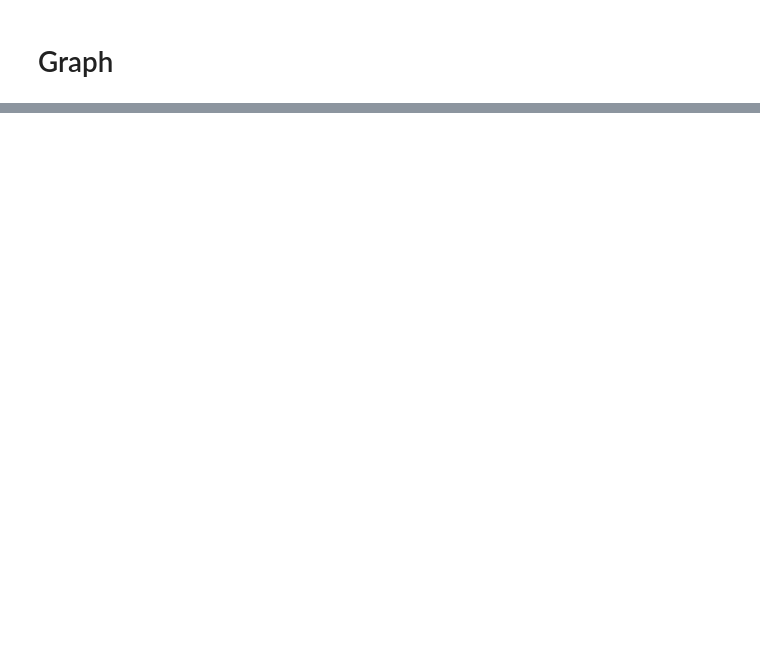
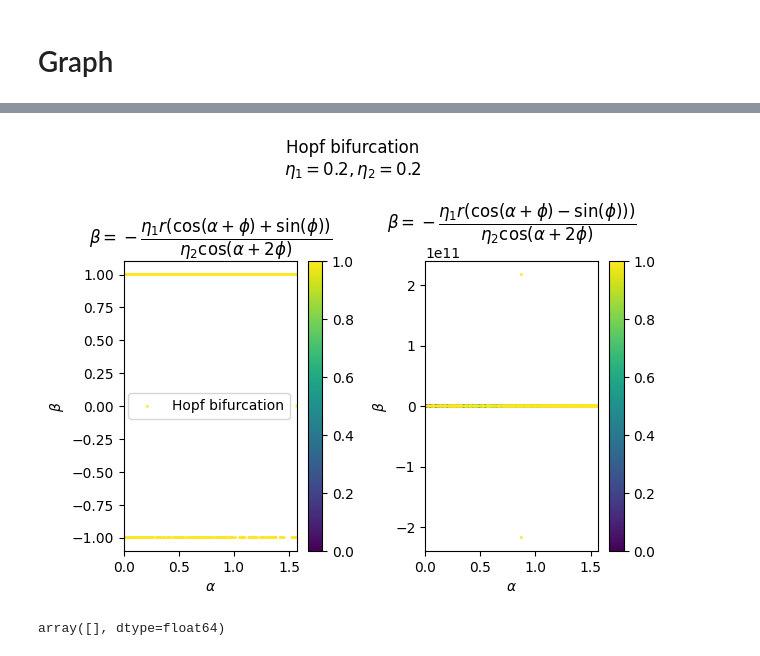
Before and after one commit to Gug-Young/Active_Rotator, a Jupyter notebook: 240805 Fixed point find.ipynb, the cells around one changed output, grey strips where cells are left out. Saved outputs shown, nothing was run; the diff lists cells and outputs as text; code cells hidden in the pictures; blank space fills up the shorter version.

```diff
--- a/240805 Fixed point find.ipynb
+++ b/240805 Fixed point find.ipynb
@@ -1253,0 +1698,36 @@ R1 = (-EP + np.sqrt(EP**2 + 8*DP*B*A1))/(2*DP)
+# %%
+plt.subplot(121)
+
+plt.scatter(alpha_s_trace_p,beta_s_trace_p,s=1,c=R_s_trace_p,vmin=0,vmax=1,label='Hopf bifurcation')
+plt.scatter(alpha_s_trace_m,beta_s_trace_m,s=1,c=R_s_trace_m,vmin=0,vmax=1)
+
+plt.legend()
+
+plt.colorbar()
+# plt.ylim(0,1)
+plt.xlim(0,np.pi/2)
+plt.ylabel(r'$\beta$')
+plt.xlabel(r'$\alpha$')
+plt.title(r'$\beta=-\dfrac{\eta_1r(\cos(\alpha+\phi)+\sin(\phi))}{\eta_2\cos(\alpha+2\phi)}$')
+
+plt.subplot(122)
+plt.scatter(alpha_ms_trace_p,beta_ms_trace_p,s=1,c=R_ms_trace_p,vmin=0,vmax=1)
+plt.scatter(alpha_ms_trace_m,beta_ms_trace_m,s=1,c=R_ms_trace_m,vmin=0,vmax=1)
+
+
+plt.colorbar()
+# plt.ylim(0,1)
+plt.xlim(0,np.pi/2)
+plt.ylabel(r'$\beta$')
+plt.xlabel(r'$\alpha$')
+plt.title(r'$\beta=-\dfrac{\eta_1r(\cos(\alpha+\phi)-\sin(\phi)))}{\eta_2\cos(\alpha+2\phi)}$')
+
+# plt.title()
+plt.suptitle('Hopf bifurcation\n'+rf'$\eta_1 = {eta1},\eta_2={eta2}$')
+plt.tight_layout()
+# %% [output]
+[figure, added]
+# %%
+phi[np.where(np.sign(Zpp[1:] * Zpp[:-1])==-1)]
+# %% [output]
+array([], dtype=float64)
```
Also changed, not shown: parts of 126 cells of this notebook, 1 other file.
